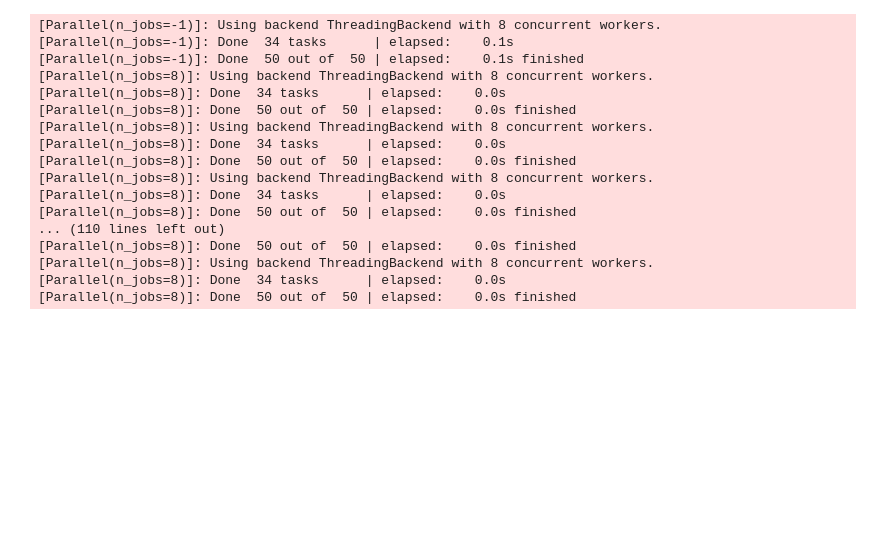
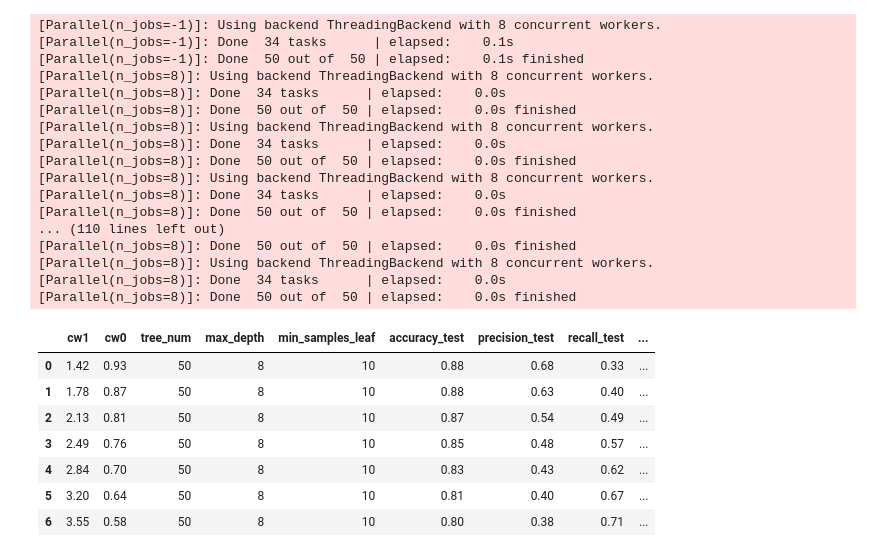
Before and after one commit to M4R1T4/ml_project_financial_inclusion, a Jupyter notebook: 07a_Forest_optimisation.ipynb, the cells around one changed output. Cells and saved outputs as stored; diff of their text form; code cells hidden in the pictures; blank space fills up the shorter version.

```diff
--- a/07a_Forest_optimisation.ipynb
+++ b/07a_Forest_optimisation.ipynb
@@ -559,3 +559,15 @@ for i in percent_p1:
 [Parallel(n_jobs=8)]: Using backend ThreadingBackend with 8 concurrent workers.
 [Parallel(n_jobs=8)]: Done  34 tasks      | elapsed:    0.0s
 [Parallel(n_jobs=8)]: Done  50 out of  50 | elapsed:    0.0s finished
+# %%
+class_weight_df = pd.DataFrame(class_weight_lst)
+class_weight_df
+# %% [output]
+|  | cw1 | cw0 | tree_num | max_depth | min_samples_leaf | accuracy_test | precision_test | recall_test | ... |
+| 0 | 1.42 | 0.93 | 50 | 8 | 10 | 0.88 | 0.68 | 0.33 | ... |
+| 1 | 1.78 | 0.87 | 50 | 8 | 10 | 0.88 | 0.63 | 0.40 | ... |
+| 2 | 2.13 | 0.81 | 50 | 8 | 10 | 0.87 | 0.54 | 0.49 | ... |
+| 3 | 2.49 | 0.76 | 50 | 8 | 10 | 0.85 | 0.48 | 0.57 | ... |
+| 4 | 2.84 | 0.70 | 50 | 8 | 10 | 0.83 | 0.43 | 0.62 | ... |
+| 5 | 3.20 | 0.64 | 50 | 8 | 10 | 0.81 | 0.40 | 0.67 | ... |
+| 6 | 3.55 | 0.58 | 50 | 8 | 10 | 0.80 | 0.38 | 0.71 | ... |
```
Also changed, not shown: parts of 11 cells of this notebook, 4 other files.
